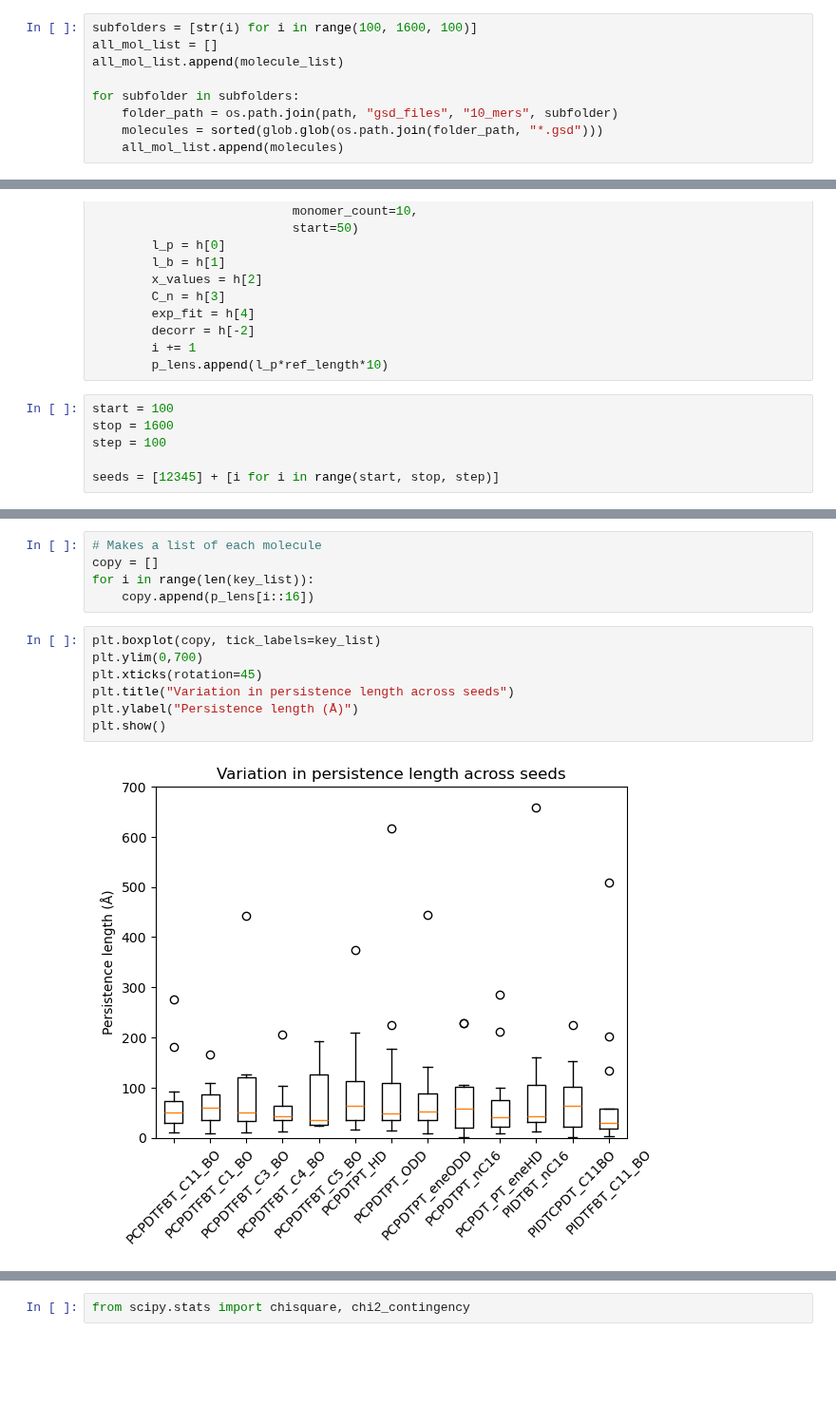
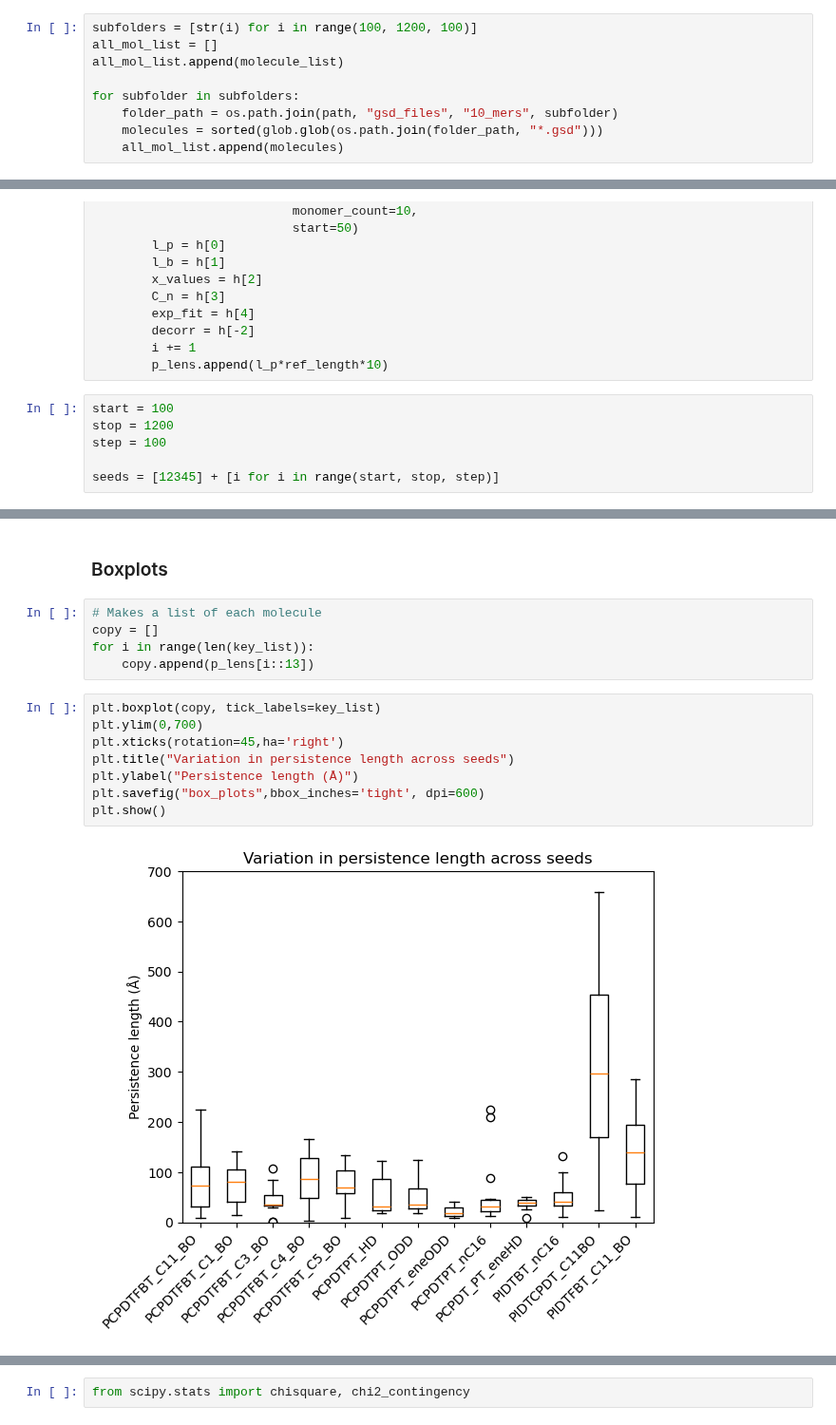
Before and after one commit to cmelab/pl-validation, a Jupyter notebook: data_analysis.ipynb, the cells around one changed output, grey strips where cells are left out. Shown at 95% size. Cells and saved outputs as stored; diff of their text form; blank space fills up the shorter version.

```diff
--- a/data_analysis.ipynb
+++ b/data_analysis.ipynb
@@ -29,7 +22,7 @@ key_list = sorted(list(polymer_dictionary.keys())) # Aligning dictionary and pat
 path = os.getcwd() # Non-user specific path
 molecule_list = sorted(glob.glob(path+"/gsd_files/10_mers/"+"*_10mer.gsd"))
 # %%
-subfolders = [str(i) for i in range(100, 1600, 100)]
+subfolders = [str(i) for i in range(100, 1200, 100)]
 all_mol_list = []
 all_mol_list.append(molecule_list)
 
@@ -58,7 +51,7 @@ for mol_list in all_mol_list:
         p_lens.append(l_p*ref_length*10)
 # %%
 start = 100
-stop = 1600
+stop = 1200
 step = 100
 
 seeds = [12345] + [i for i in range(start, stop, step)]
@@ -80,14 +70,17 @@ print(positions)
+# %% [markdown]
+### Boxplots
 # %%
 # Makes a list of each molecule
 copy = []
 for i in range(len(key_list)):
-    copy.append(p_lens[i::16])
+    copy.append(p_lens[i::13])
 # %%
 plt.boxplot(copy, tick_labels=key_list)
 plt.ylim(0,700)
-plt.xticks(rotation=45)
+plt.xticks(rotation=45,ha='right')
 plt.title("Variation in persistence length across seeds")
 plt.ylabel("Persistence length (Å)")
+plt.savefig("box_plots",bbox_inches='tight', dpi=600)
 plt.show()
 # %% [output]
-[figure, old version]
+[figure, new version]
```
Also changed, not shown: parts of 19 cells of this notebook, 1 other file.
